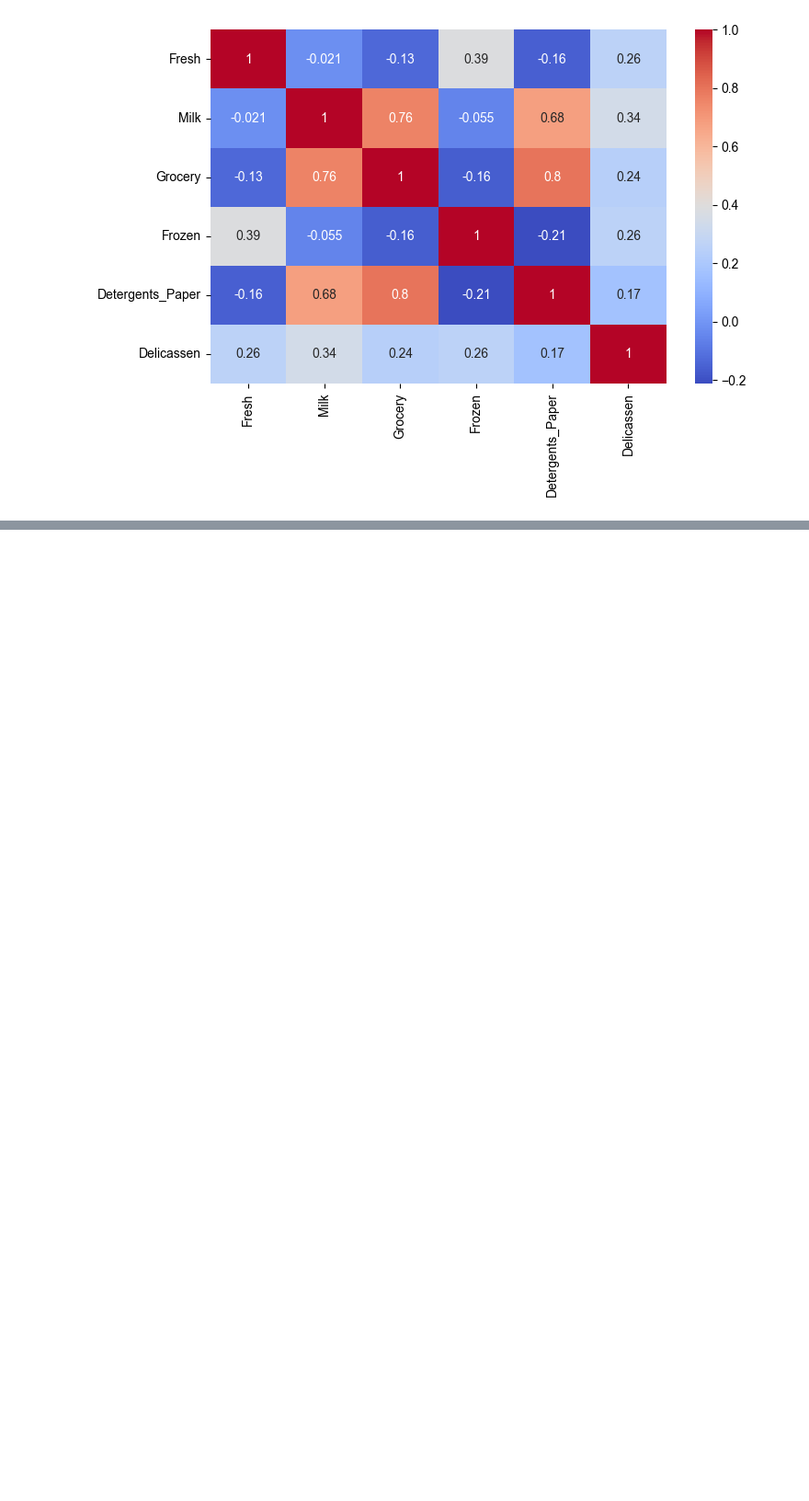
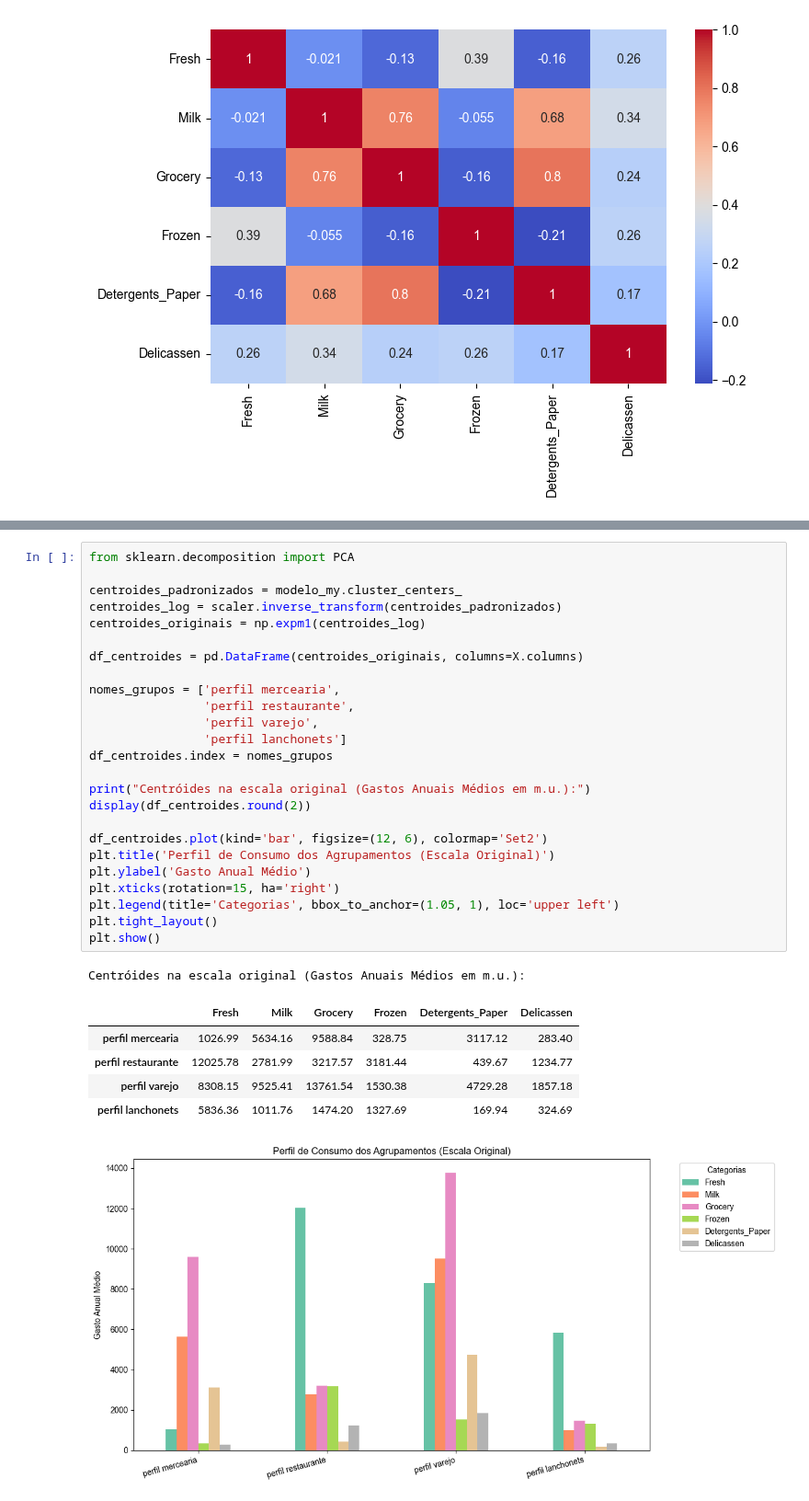
Before and after one commit to DanielNeres/Projeto_Sistemas_Inteligentes, a Jupyter notebook: Unidade_1/problema5.ipynb, the cells around one changed output, grey strips where cells are left out. Shown at 92% size. Saved outputs shown, nothing was run; the diff lists cells and outputs as text; blank space fills up the shorter version.

```diff
--- a/Unidade_1/problema5.ipynb
+++ b/Unidade_1/problema5.ipynb
@@ -212,0 +333,33 @@ plt.show()
+# %%
+from sklearn.decomposition import PCA
+
+centroides_padronizados = modelo_my.cluster_centers_
+centroides_log = scaler.inverse_transform(centroides_padronizados)
+centroides_originais = np.expm1(centroides_log)
+
+df_centroides = pd.DataFrame(centroides_originais, columns=X.columns)
+
+nomes_grupos = ['perfil mercearia',
+                'perfil restaurante',
+                'perfil varejo',
+                'perfil lanchonets']
+df_centroides.index = nomes_grupos
+
+print("Centróides na escala original (Gastos Anuais Médios em m.u.):")
+display(df_centroides.round(2))
+
+df_centroides.plot(kind='bar', figsize=(12, 6), colormap='Set2')
+plt.title('Perfil de Consumo dos Agrupamentos (Escala Original)')
+plt.ylabel('Gasto Anual Médio')
+plt.xticks(rotation=15, ha='right')
+plt.legend(title='Categorias', bbox_to_anchor=(1.05, 1), loc='upper left')
+plt.tight_layout()
+plt.show()
+# %% [output]
+Centróides na escala original (Gastos Anuais Médios em m.u.):
+|  | Fresh | Milk | Grocery | Frozen | Detergents_Paper | Delicassen |
+| perfil mercearia | 1026.99 | 5634.16 | 9588.84 | 328.75 | 3117.12 | 283.40 |
+| perfil restaurante | 12025.78 | 2781.99 | 3217.57 | 3181.44 | 439.67 | 1234.77 |
+| perfil varejo | 8308.15 | 9525.41 | 13761.54 | 1530.38 | 4729.28 | 1857.18 |
+| perfil lanchonets | 5836.36 | 1011.76 | 1474.20 | 1327.69 | 169.94 | 324.69 |
+[figure, added]
```
Also changed, not shown: parts of 7 cells of this notebook.
